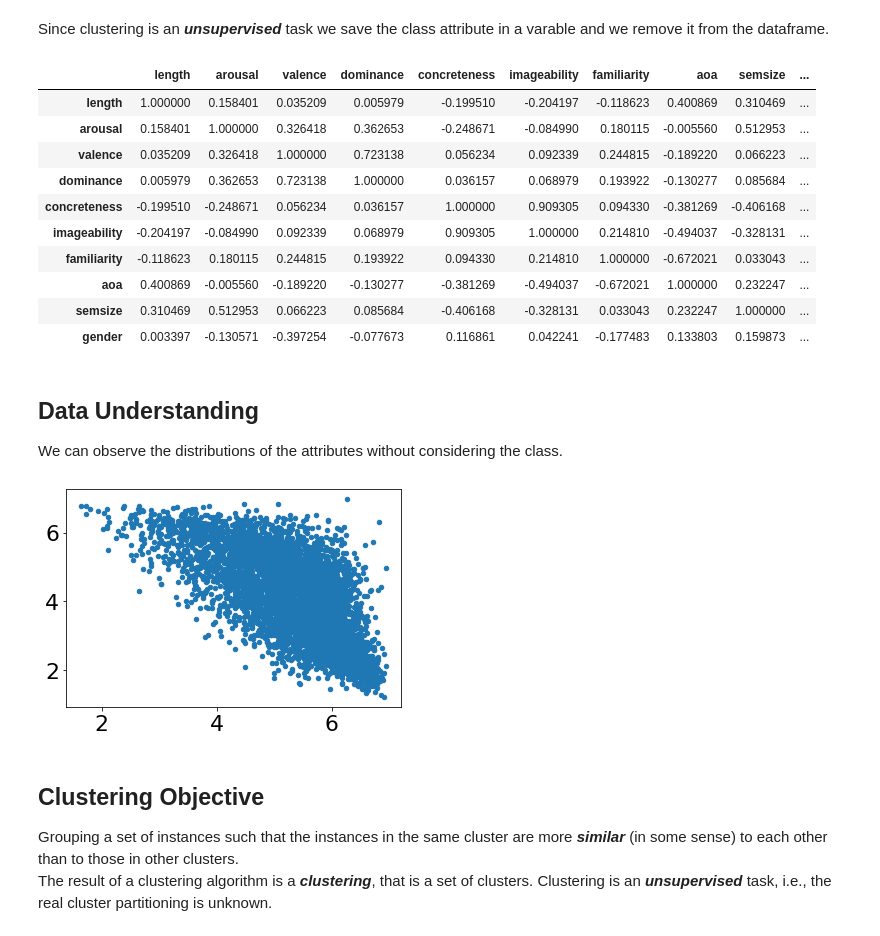
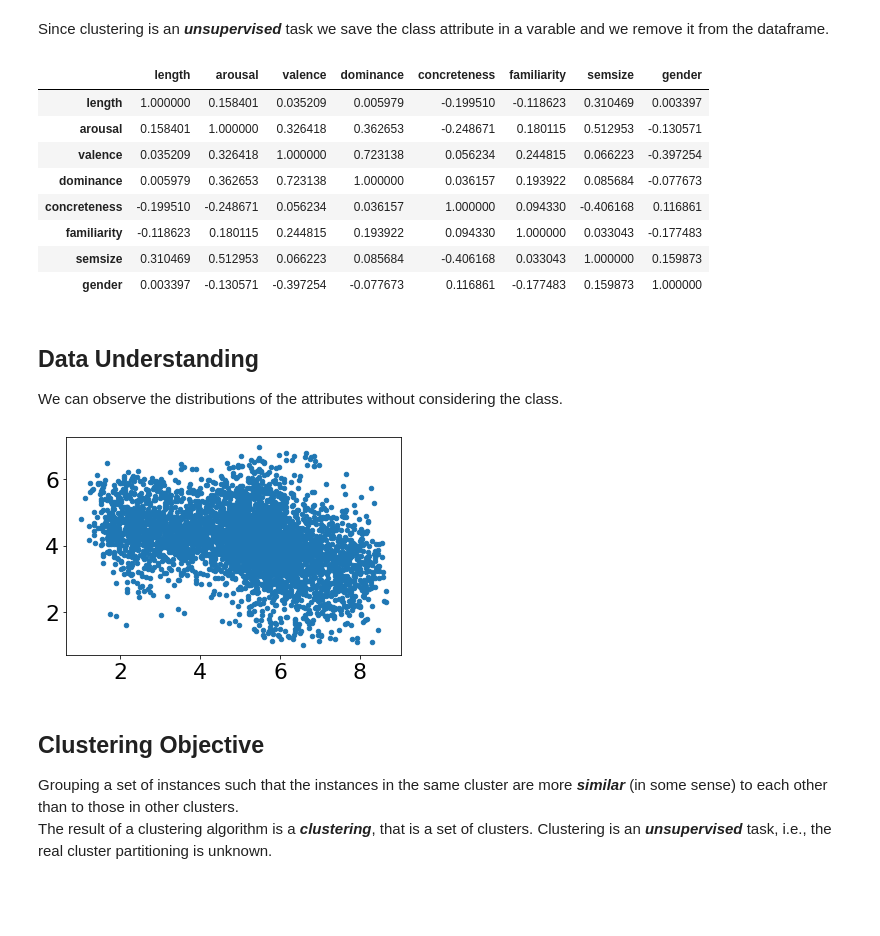
Before and after one commit to GiulioRossetti/DIPSCO_Python_Data_Analysis, a Jupyter notebook: notebooks/4. Clustering.ipynb, the cells around one changed output. Drawn from its saved outputs; the diff is of its cells as text; code cells hidden in the pictures; blank space fills up the shorter version.

```diff
--- a/notebooks/4. Clustering.ipynb
+++ b/notebooks/4. Clustering.ipynb
@@ -60,30 +60,28 @@ memory usage: 475.6+ KB
 # %% [markdown]
 Since clustering is an ***unsupervised*** task we save the class attribute in a varable and we remove it from the dataframe.
 # %%
-df_cluster = df.drop(columns=['word', 'polysemy', 'web_corpus_freq'])
+df_cluster = df.drop(columns=['word', 'polysemy', 'web_corpus_freq', 'imageability', 'aoa'])
 df_cluster.corr()
 # %% [output]
-|  | length | arousal | valence | dominance | concreteness | imageability | familiarity | aoa | semsize | ... |
-| length | 1.000000 | 0.158401 | 0.035209 | 0.005979 | -0.199510 | -0.204197 | -0.118623 | 0.400869 | 0.310469 | ... |
-| arousal | 0.158401 | 1.000000 | 0.326418 | 0.362653 | -0.248671 | -0.084990 | 0.180115 | -0.005560 | 0.512953 | ... |
-| valence | 0.035209 | 0.326418 | 1.000000 | 0.723138 | 0.056234 | 0.092339 | 0.244815 | -0.189220 | 0.066223 | ... |
-| dominance | 0.005979 | 0.362653 | 0.723138 | 1.000000 | 0.036157 | 0.068979 | 0.193922 | -0.130277 | 0.085684 | ... |
-| concreteness | -0.199510 | -0.248671 | 0.056234 | 0.036157 | 1.000000 | 0.909305 | 0.094330 | -0.381269 | -0.406168 | ... |
-| imageability | -0.204197 | -0.084990 | 0.092339 | 0.068979 | 0.909305 | 1.000000 | 0.214810 | -0.494037 | -0.328131 | ... |
-| familiarity | -0.118623 | 0.180115 | 0.244815 | 0.193922 | 0.094330 | 0.214810 | 1.000000 | -0.672021 | 0.033043 | ... |
-| aoa | 0.400869 | -0.005560 | -0.189220 | -0.130277 | -0.381269 | -0.494037 | -0.672021 | 1.000000 | 0.232247 | ... |
-| semsize | 0.310469 | 0.512953 | 0.066223 | 0.085684 | -0.406168 | -0.328131 | 0.033043 | 0.232247 | 1.000000 | ... |
-| gender | 0.003397 | -0.130571 | -0.397254 | -0.077673 | 0.116861 | 0.042241 | -0.177483 | 0.133803 | 0.159873 | ... |
+|  | length | arousal | valence | dominance | concreteness | familiarity | semsize | gender |
+| length | 1.000000 | 0.158401 | 0.035209 | 0.005979 | -0.199510 | -0.118623 | 0.310469 | 0.003397 |
+| arousal | 0.158401 | 1.000000 | 0.326418 | 0.362653 | -0.248671 | 0.180115 | 0.512953 | -0.130571 |
+| valence | 0.035209 | 0.326418 | 1.000000 | 0.723138 | 0.056234 | 0.244815 | 0.066223 | -0.397254 |
+| dominance | 0.005979 | 0.362653 | 0.723138 | 1.000000 | 0.036157 | 0.193922 | 0.085684 | -0.077673 |
+| concreteness | -0.199510 | -0.248671 | 0.056234 | 0.036157 | 1.000000 | 0.094330 | -0.406168 | 0.116861 |
+| familiarity | -0.118623 | 0.180115 | 0.244815 | 0.193922 | 0.094330 | 1.000000 | 0.033043 | -0.177483 |
+| semsize | 0.310469 | 0.512953 | 0.066223 | 0.085684 | -0.406168 | 0.033043 | 1.000000 | 0.159873 |
+| gender | 0.003397 | -0.130571 | -0.397254 | -0.077673 | 0.116861 | -0.177483 | 0.159873 | 1.000000 |
 # %% [markdown]
 ## Data Understanding
 
 We can observe the distributions of the attributes without considering the class.
 # %%
-plt.scatter(df['familiarity'], df['aoa'], s=20)
+plt.scatter(df['valence'], df['gender'], s=20)
 plt.tick_params(axis='both', which='major', labelsize=22)
 plt.show()
 # %% [output]
-[figure, old version]
+[figure, new version]
 # %% [markdown]
 ## Clustering Objective
 Grouping a set of instances such that the instances in the same cluster are more ***similar*** (in some sense) to each other than to those in other clusters.
```
Also changed, not shown: parts of 19 cells of this notebook.
